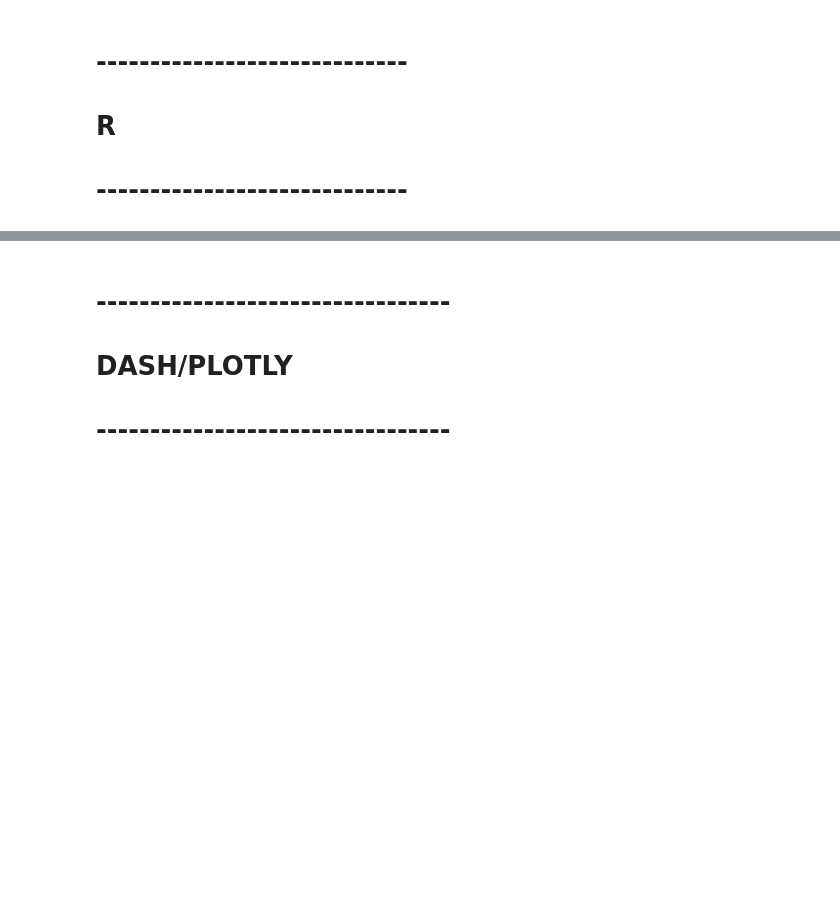
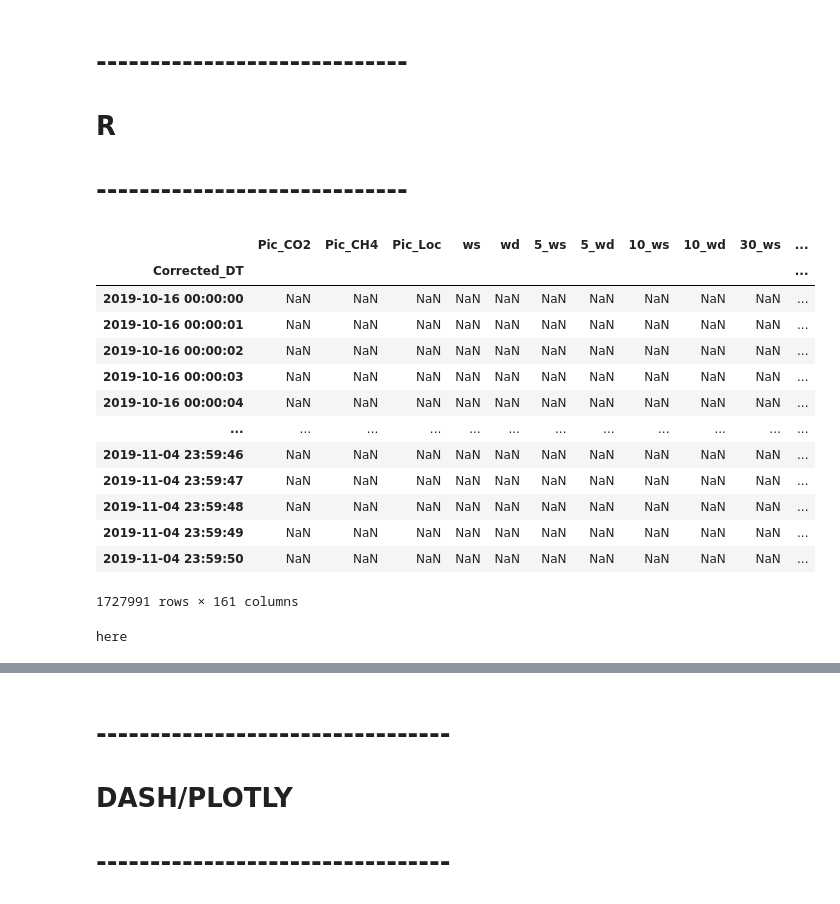
Before and after one commit to agmeyer4/CO2_Eddy, a Jupyter notebook: Data_Viewer.ipynb, the cells around one changed output, grey strips where cells are left out. Saved outputs shown, nothing was run; the diff lists cells and outputs as text; code cells hidden in the pictures; blank space fills up the shorter version.

```diff
--- a/Data_Viewer.ipynb
+++ b/Data_Viewer.ipynb
@@ -99,26 +112,13 @@ d = _add_excess_CO2(clip_dict,['Multi'])
-# %%
-pic_new = [[data1.data['Picarro'],'Corrected_DT','Pic_CO2'],\
-       [data1.data['Picarro'],'Corrected_DT','Pic_CH4'],\
-       [data1.data['Picarro'],'Corrected_DT','ANEM_X'],\
-       [data1.data['Picarro'],'Corrected_DT','ANEM_Y'],\
-       [data1.data['Picarro'],'Corrected_DT','ANEM_Z']]
-
-multi_orig = [[data.data['Multi'],'Corrected_DT','CO2_1'],\
-        [data.data['Multi'],'Corrected_DT','CO2_2'],\
-        [data.data['Multi'],'Corrected_DT','CO2_3'],\
-        [data.data['Multi'],'Corrected_DT','Temp'],\
-        [data.data['Multi'],'Corrected_DT','Wind_Velocity']\
-        ]
-
-multi_new = [[data1.data['Multi'],'Corrected_DT','CO2_1'],\
-        [data1.data['Multi'],'Corrected_DT','CO2_2'],\
-        [data1.data['Multi'],'Corrected_DT','CO2_3'],\
-        [data1.data['Multi'],'Corrected_DT','Temp'],\
-        [data1.data['Multi'],'Corrected_DT','Wind_Velocity']\
-        ]
-
-key = 'Multi'
-col = 'CO2_1'
-testdf = plot_refinement_all([[d[key],'Corrected_DT',col],
-                              [d[key],'Corrected_DT',f'min_roll_{col}']]\
-                             ,'stack')
+# %%
+rolls = [5,10,30,60,600]
+for roll in rolls:
+    for col in ['Pic_CO2','Pic_CH4']:
+        df[f'min_r{roll}_{col}'] = df[col].rolling(roll,center=True,min_periods=1).min()
+        df[f'mean_r{roll}_{col}'] = df[col].rolling(roll,center=True,min_periods=1).mean()
+        df[f'std_r{roll}_{col}'] = df[col].rolling(roll,center=True,min_periods=1).std()
+        df[f'max_r{roll}_{col}'] = df[col].rolling(roll,center=True,min_periods=1).max()
+
+for roll in rolls:
+    for col in ['Pic_CO2','Pic_CH4']:
+        df[f'excess_r{roll}_{col}'] = df[col]-df[f'min_r{roll}_{col}']
+    #df[f'excess_std_{col}'] = df[f'excess_{col}'].rolling(roll).std()
@@ -129,6 +154,24 @@ testdf = plot_refinement_all([[d[key],'Corrected_DT',col],
+# %%
+df
+# %% [output]
+|  | Pic_CO2 | Pic_CH4 | Pic_Loc | ws | wd | 5_ws | 5_wd | 10_ws | 10_wd | 30_ws | ... |
+| Corrected_DT |  |  |  |  |  |  |  |  |  |  | ... |
+| 2019-10-16 00:00:00 | NaN | NaN | NaN | NaN | NaN | NaN | NaN | NaN | NaN | NaN | ... |
+| 2019-10-16 00:00:01 | NaN | NaN | NaN | NaN | NaN | NaN | NaN | NaN | NaN | NaN | ... |
+| 2019-10-16 00:00:02 | NaN | NaN | NaN | NaN | NaN | NaN | NaN | NaN | NaN | NaN | ... |
+| 2019-10-16 00:00:03 | NaN | NaN | NaN | NaN | NaN | NaN | NaN | NaN | NaN | NaN | ... |
+| 2019-10-16 00:00:04 | NaN | NaN | NaN | NaN | NaN | NaN | NaN | NaN | NaN | NaN | ... |
+| ... | ... | ... | ... | ... | ... | ... | ... | ... | ... | ... | ... |
+| 2019-11-04 23:59:46 | NaN | NaN | NaN | NaN | NaN | NaN | NaN | NaN | NaN | NaN | ... |
+| 2019-11-04 23:59:47 | NaN | NaN | NaN | NaN | NaN | NaN | NaN | NaN | NaN | NaN | ... |
+| 2019-11-04 23:59:48 | NaN | NaN | NaN | NaN | NaN | NaN | NaN | NaN | NaN | NaN | ... |
+| 2019-11-04 23:59:49 | NaN | NaN | NaN | NaN | NaN | NaN | NaN | NaN | NaN | NaN | ... |
+| 2019-11-04 23:59:50 | NaN | NaN | NaN | NaN | NaN | NaN | NaN | NaN | NaN | NaN | ... |
+1727991 rows × 161 columns
 # %%
-pic_10 = data.data['Picarro'].resample("10S").agg(dict(Pic_CO2='max',Pic_CH4='max',ANEM_Y='mean',ANEM_X='mean',ANEM_Z='mean',Pic_Loc = 'last'))
-pic_10 = wind_add(pic_10,'ANEM_X','ANEM_Y')
+# df = dataframe.copy()
+# pic = df.resample("10S").mean()#.agg(dict(Pic_CO2='max',Pic_CH4='max',ANEM_Y='mean',ANEM_X='mean',ANEM_Z='mean',Pic_Loc = 'last'))
+# pic = wind_add(pic,'ANEM_X','ANEM_Y')
 
 import pandas as pd
 import rpy2.robjects as ro
@@ -137,5 +180,8 @@ from rpy2.robjects import pandas2ri
 
 from rpy2.robjects.conversion import localconverter
 
+print('here')
 with localconverter(ro.default_converter + pandas2ri.converter):
-    r_df = ro.conversion.py2rpy(pic_10)
+    r_df = ro.conversion.py2rpy(df)
+# %% [output]
+here
```
Also changed, not shown: parts of 19 cells of this notebook, 13 other files.
